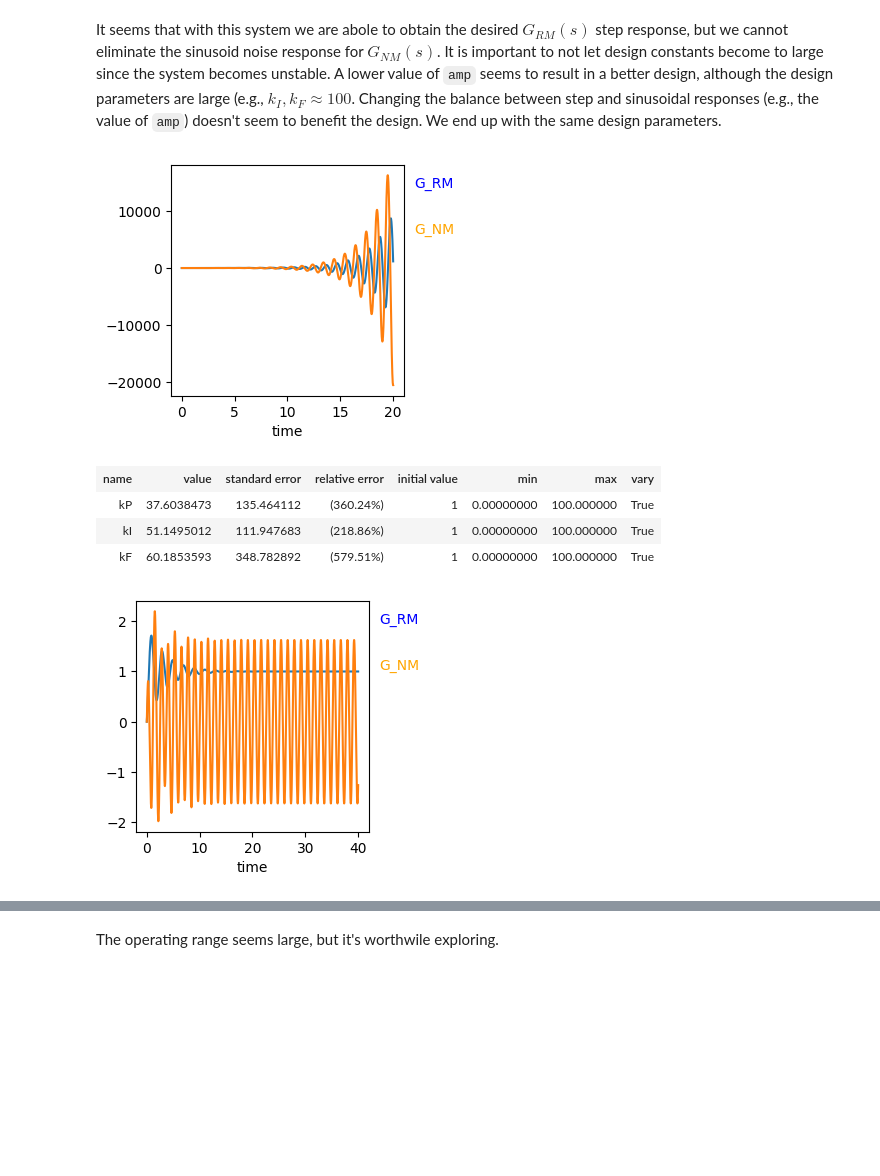
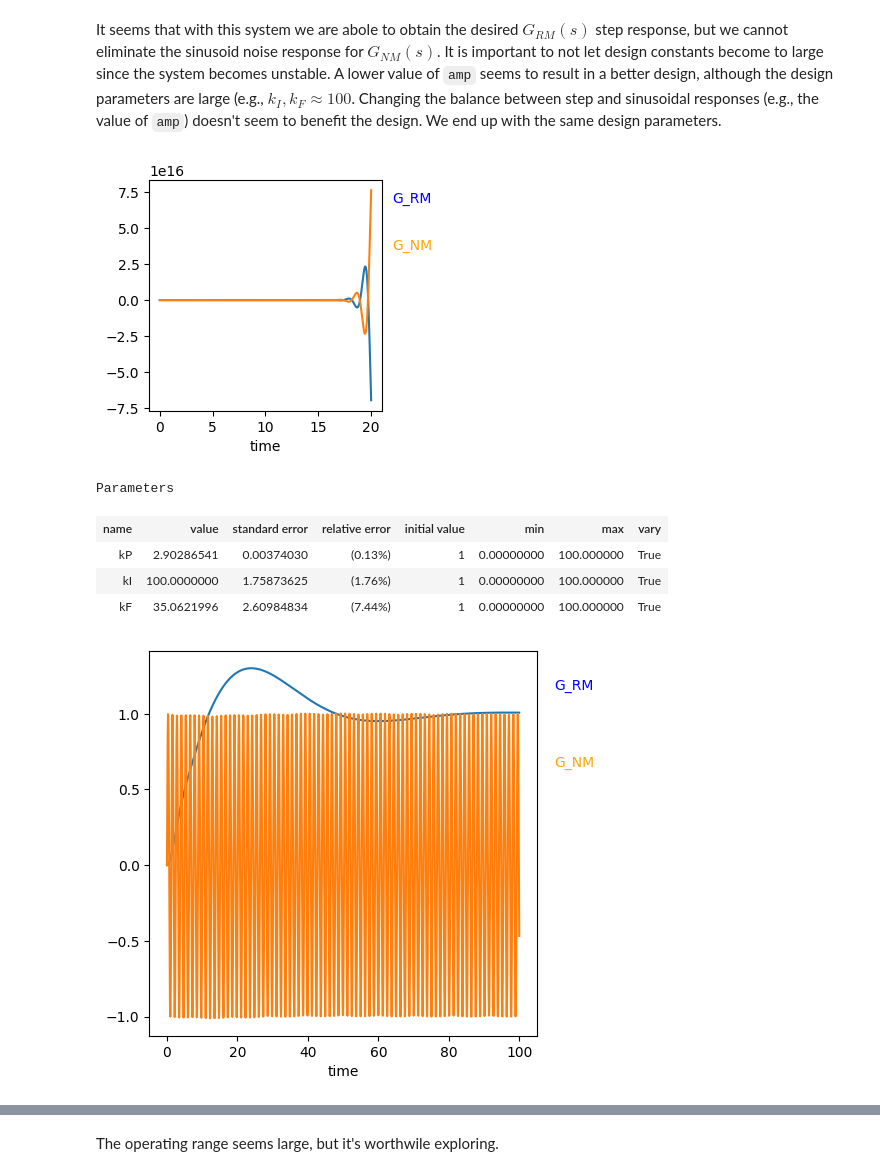
Before and after one commit to joseph-hellerstein/advanced-controls-lectures, a Jupyter notebook: classes/winter_2023/lectures/lecture_16-Survey-of-Closed-Loop-Systems/workflow_for_control_design.ipynb, the cells around one changed output, grey strips where cells are left out. Saved outputs shown, nothing was run; the diff lists cells and outputs as text; code cells hidden in the pictures; blank space fills up the shorter version.

```diff
--- a/classes/winter_2023/lectures/lecture_16-Survey-of-Closed-Loop-Systems/workflow_for_control_design.ipynb
+++ b/classes/winter_2023/lectures/lecture_16-Survey-of-Closed-Loop-Systems/workflow_for_control_design.ipynb
@@ -1083,4 +1031,3 @@ We find a range of ATP values of ATP that control pyruvate.
 # %%
-BLDR = MODEL_CTLSB.makeSISOTransferFunctionBuilder(system_name="sys")
-plotStaircaseResponse(BLDR, initial_value=-10, final_value=10, num_step=5, figsize=(3,3),
-                                    legend_crd=(0.5, 1))
+CASCADE_STAIRCASE = ctl.Staircase(initial_value= 100, final_value=80, num_step=5)
+response_ts = CASCADE_BLDR.makeStaircaseResponse(staircase=CASCADE_STAIRCASE, end_time=100)
@@ -1095,9 +1042,7 @@ Here, we estimate a transfer function for the system over the operating range.
 # %% [markdown]
 ## Estimated transfer function
 # %%
-fitter_result = WOLF_BLDR.fitTransferFunction(2, 4,
-                                                   final_value=10,
-                                                   initial_value=0,
-                                                   start_time=0, end_time=100)
-ctl.plotOneTS(fitter_result.time_series, figsize=(3,3), legend_crd=(2,1))
+fitter_result = CASCADE_BLDR.fitTransferFunction(num_numerator=1, num_denominator=2, staircase=CASCADE_STAIRCASE,
+                                                 fit_start_time=25, end_time=300)
+CASCADE_BLDR.plotFitTransferFunction(fitter_result, figsize=(5,5), legend_crd=(2,1))
 # %% [output]
@@ -1105,4 +1066,4 @@ ctl.plotOneTS(fitter_result.time_series, figsize=(3,3), legend_crd=(2,1))
 # %%
-WOLF_TRANSFER_FUNCTION = fitter_result.transfer_function
-WOLF_TRANSFER_FUNCTION
+CASCADE_TRANSFER_FUNCTION = fitter_result.transfer_function
+CASCADE_TRANSFER_FUNCTION
 # %% [output]
@@ -1129,25 +1090,26 @@ doesn't seem to benefit the design. We end up with the same design parameters.
 # %%
 # Low amp
 times = np.linspace(0, 20, 200)
-WOLF_DESIGN_RESULT  = designClosedLoop(WOLF_TRANSFER_FUNCTION, kmax=100,
+CASCADE_DESIGN_RESULT  = designClosedLoop(CASCADE_TRANSFER_FUNCTION, kmax=100,
                                        is_kD=False, is_kF=True,
                                  amp=0.1, times=times, is_warnings=False)
-plotDesignResult(WOLF_DESIGN_RESULT, end_time=max(times))
+plotDesignResult(CASCADE_DESIGN_RESULT, end_time=max(times))
 # %% [output]
-[figure, old version]
+[figure, new version]
 # %%
-WOLF_DESIGN_RESULT.params
+CASCADE_DESIGN_RESULT.params
 # %% [output]
+Parameters
 | name | value | standard error | relative error | initial value | min | max | vary |
-| kP | 37.6038473 | 135.464112 | (360.24%) | 1 | 0.00000000 | 100.000000 | True |
-| kI | 51.1495012 | 111.947683 | (218.86%) | 1 | 0.00000000 | 100.000000 | True |
-| kF | 60.1853593 | 348.782892 | (579.51%) | 1 | 0.00000000 | 100.000000 | True |
+| kP | 2.90286541 | 0.00374030 | (0.13%) | 1 | 0.00000000 | 100.000000 | True |
+| kI | 100.0000000 | 1.75873625 | (1.76%) | 1 | 0.00000000 | 100.000000 | True |
+| kF | 35.0621996 | 2.60984834 | (7.44%) | 1 | 0.00000000 | 100.000000 | True |
 # %%
 # High amp
-times = np.linspace(0, 40, 400)
-WOLF_DESIGN_RESULT = designClosedLoop(WOLF_TRANSFER_FUNCTION, kmax=10, is_kD=True,
-                                      is_kF=True, amp=0.1, times=times, is_warnings=False)
-plotDesignResult(WOLF_DESIGN_RESULT, end_time=max(times))
+times = np.linspace(0, 100, 1000)
+CASCADE_DESIGN_RESULT = designClosedLoop(CASCADE_TRANSFER_FUNCTION, kmax=0.1, is_kP=True, is_kI=True, is_kD=False,
+                                      is_kF=True, amp=0.08, times=times, is_warnings=False)
+plotDesignResult(CASCADE_DESIGN_RESULT, end_time=max(times), figsize=[5,5])
 # %% [output]
-[figure, old version]
+[figure, new version]
 # %%
```
Also changed, not shown: parts of 35 cells of this notebook, 1 other file.
